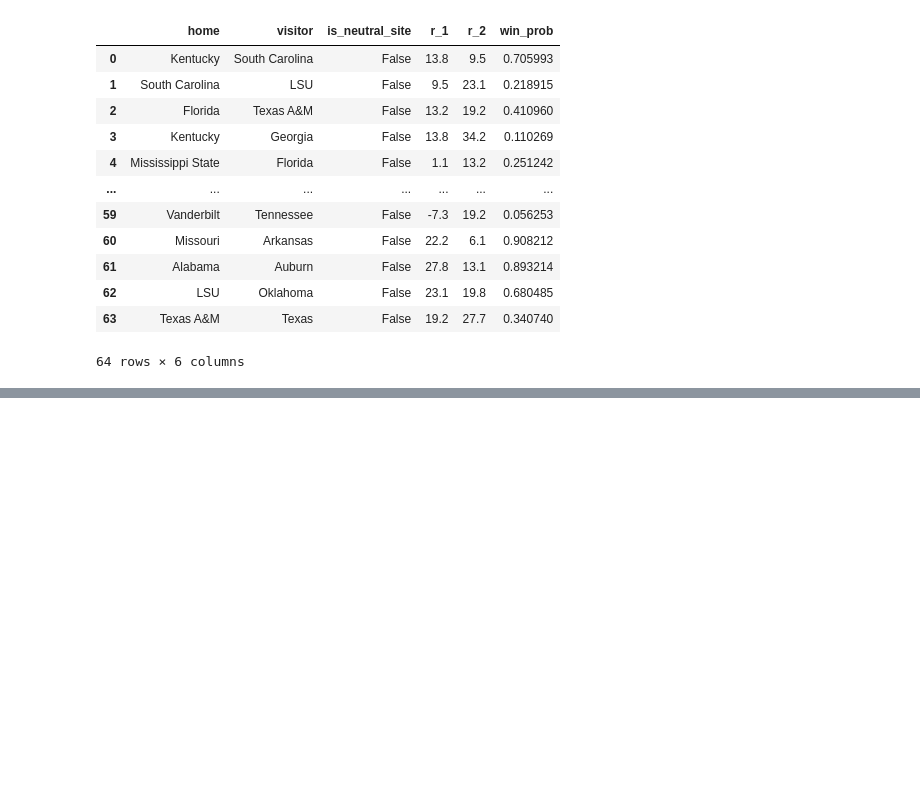
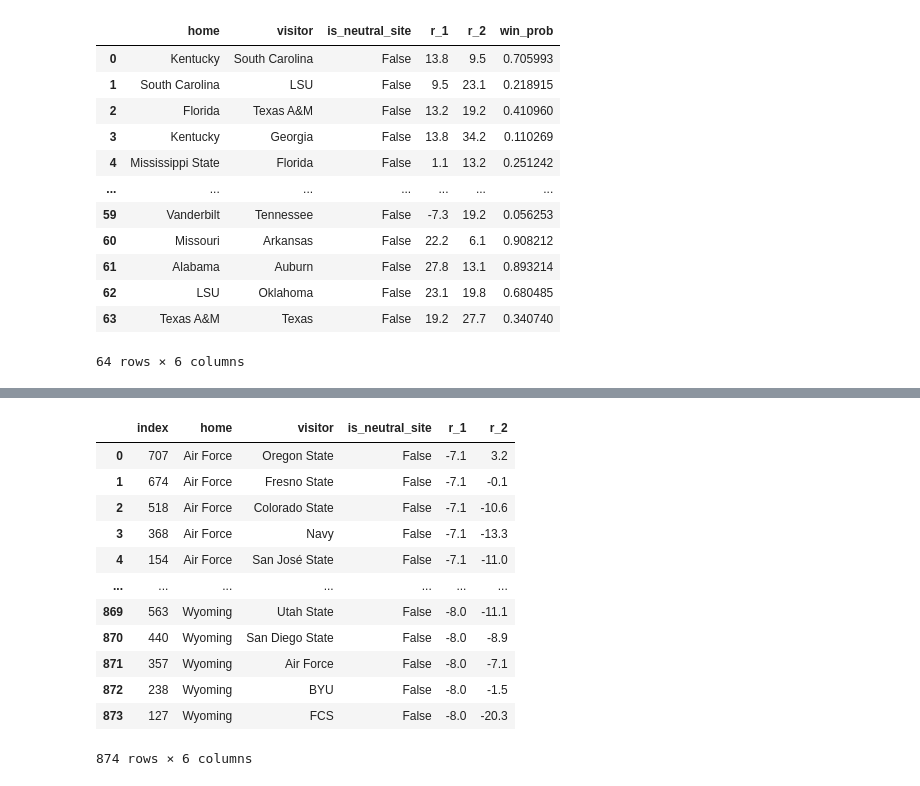
Before and after one commit to michaeledge27/SportsAnalytics, a Jupyter notebook: projects/SECSimulation.ipynb, the cells around one changed output, grey strips where cells are left out. Cells and saved outputs as stored; diff of their text form; code cells hidden in the pictures; blank space fills up the shorter version.

```diff
--- a/projects/SECSimulation.ipynb
+++ b/projects/SECSimulation.ipynb
@@ -225,0 +357,18 @@ sorted_wins
+# %%
+fullSchedule['r_1'] = fullSchedule['home'].map(ratings)
+fullSchedule['r_2'] = fullSchedule['visitor'].map(ratings)
+fullSchedule
+# %% [output]
+|  | index | home | visitor | is_neutral_site | r_1 | r_2 |
+| 0 | 707 | Air Force | Oregon State | False | -7.1 | 3.2 |
+| 1 | 674 | Air Force | Fresno State | False | -7.1 | -0.1 |
+| 2 | 518 | Air Force | Colorado State | False | -7.1 | -10.6 |
+| 3 | 368 | Air Force | Navy | False | -7.1 | -13.3 |
+| 4 | 154 | Air Force | San José State | False | -7.1 | -11.0 |
+| ... | ... | ... | ... | ... | ... | ... |
+| 869 | 563 | Wyoming | Utah State | False | -8.0 | -11.1 |
+| 870 | 440 | Wyoming | San Diego State | False | -8.0 | -8.9 |
+| 871 | 357 | Wyoming | Air Force | False | -8.0 | -7.1 |
+| 872 | 238 | Wyoming | BYU | False | -8.0 | -1.5 |
+| 873 | 127 | Wyoming | FCS | False | -8.0 | -20.3 |
+874 rows × 6 columns
```
Also changed, not shown: parts of 18 cells of this notebook.
